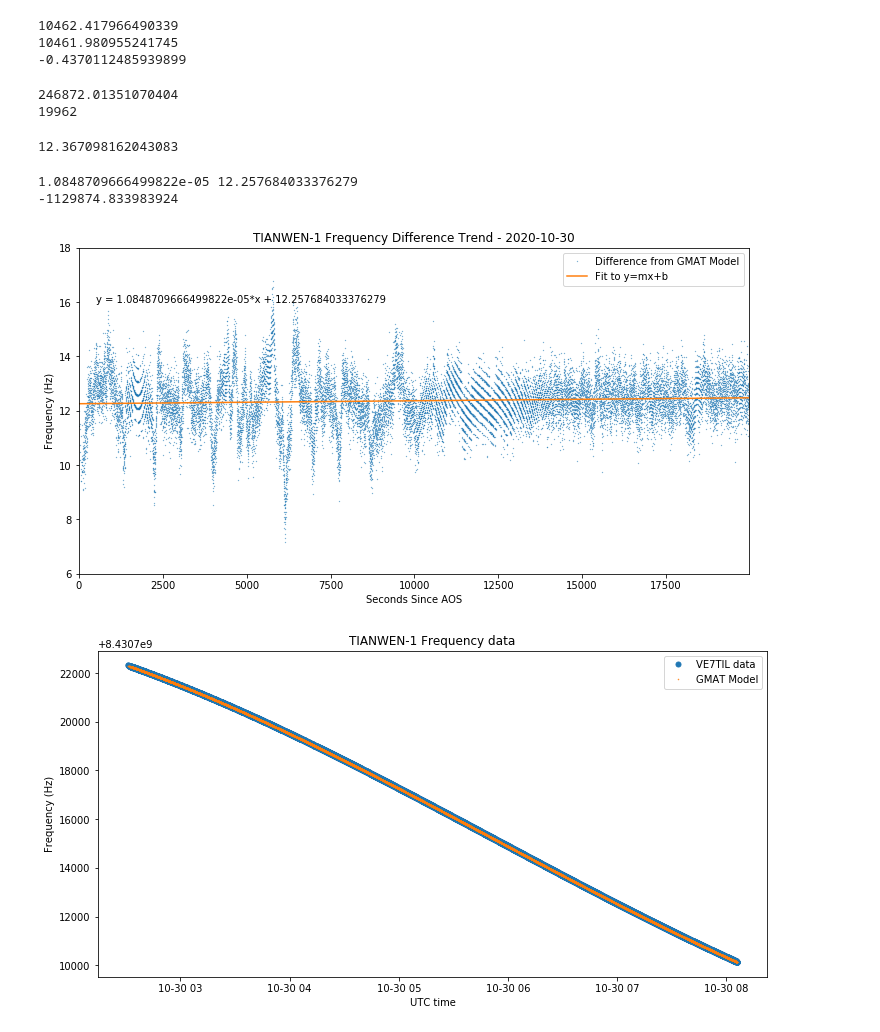
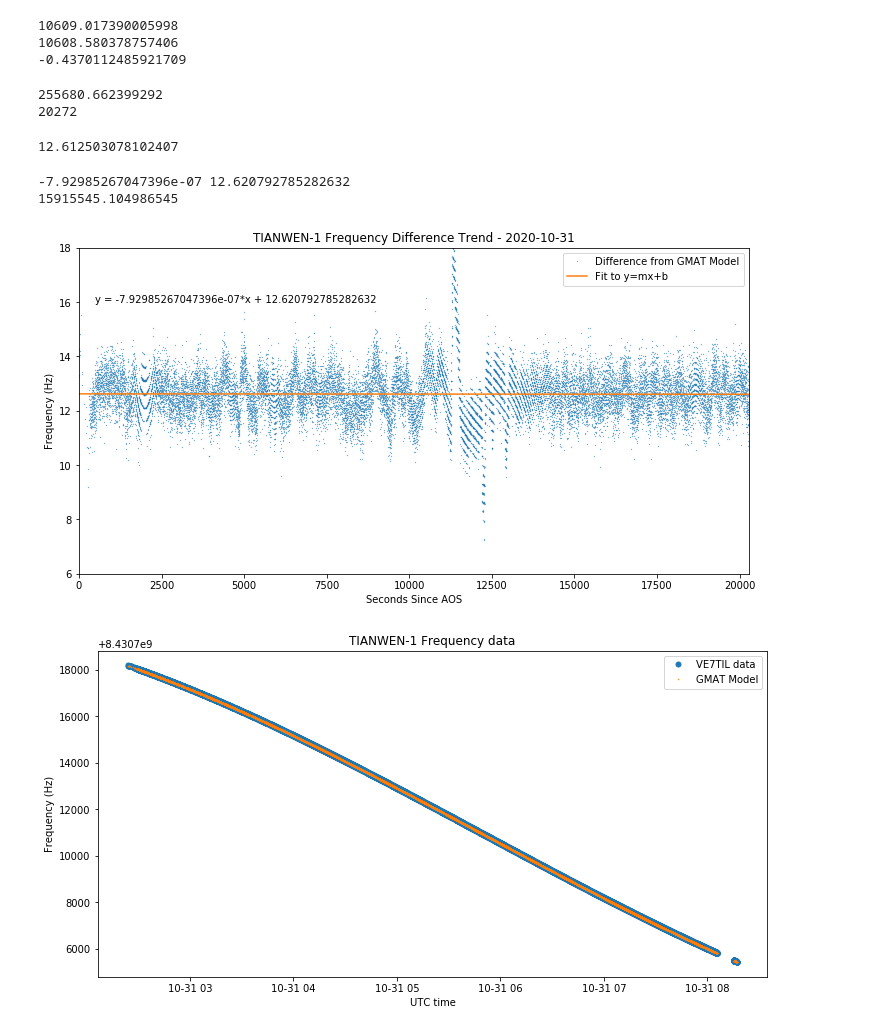
Before and after one commit to ScottTilley/tianwen1, a Jupyter notebook: Doppler_study.ipynb, the cells around one changed output. Drawn from its saved outputs; the diff is of its cells as text; code cells hidden in the pictures.

```diff
--- a/Doppler_study.ipynb
+++ b/Doppler_study.ipynb
@@ -15,7 +15,7 @@ plt.rcParams['figure.facecolor'] = 'w'
 #f_carrier = 8431.0165302617e6 before GPSDO software change, average of Oct 11-17th.
 f_carrier = 8431.01653051e6
 # %%
-data = np.fromfile('30.dat', sep = ' ').reshape((-1,4))
+data = np.fromfile('31.dat', sep = ' ').reshape((-1,4))
 t_data = Time(data[:,0], format = 'mjd')
 freq_data = data[:,1]
 # %%
@@ -41,9 +41,9 @@ print (rr_p)
 
 print (rr_p - rr)
 # %% [output]
-10462.417966490339
-10461.980955241745
--0.4370112485939899
+10609.017390005998
+10608.580378757406
+-0.4370112485921709
 # %%
 freq_diff = freq_data - freq_gmat
 print(sum(freq_diff))
@@ -52,43 +52,43 @@ print(len(freq_diff))
 
 sum(freq_diff) / len(freq_diff)
 # %% [output]
-246872.01351070404
-19962
+255680.662399292
+20272
-12.367098162043083
+12.612503078102407
 # %%
 np_diff = np.array(freq_diff)
 
 x = 0
 count = t_data.shape[0]
 t_zero = (data[0,0] - int(data[0,0])) * 86400
 np_t = [0.0] * count
 
 for x in range (0,count):
     np_t[x] = ((data[x,0] - int(data[0,0])) * 86400) - t_zero
 
     np_t = np.array(np_t)
 
 m, b = np.polyfit(np_t, np_diff,1)
 print (m, b)
 
 x=0
 x=(0-b)/m
 print (x)
 
 plt.ylim(6,18)
-plt.xlim(0,19962)
+plt.xlim(0,len(freq_diff))
 plt.plot(np_t, freq_diff, '.',markersize=.5, label = 'Difference from GMAT Model')
 plt.plot(np_t, m*np_t + b, label = 'Fit to y=mx+b')
 plt.text(500,16, 'y = %s*x + %s'%(m,b))
 plt.title('TIANWEN-1 Frequency Difference Trend - %s'%t_data.datetime[0].strftime('%Y-%m-%d'))
 plt.ylabel('Frequency (Hz)')
 plt.xlabel('Seconds Since AOS')
 plt.legend()
 plt.show();
 # %% [output]
-1.0848709666499822e-05 12.257684033376279
--1129874.833983924
+-7.92985267047396e-07 12.620792785282632
+15915545.104986545
-[figure, old version]
+[figure, new version]
 # %%
 plt.plot(t_data.datetime,freq_data,'.' ,markersize=10, alpha=2, label = 'VE7TIL data')
 plt.plot(t_data.datetime, freq_gmat, '.',markersize=1,alpha=1,label = 'GMAT Model')
@@ -98,7 +98,7 @@ plt.xlabel('UTC time')
 plt.legend()
 plt.show();
 # %% [output]
-[figure, old version]
+[figure, new version]
 # %%
 plt.ylim(5,20)
 plt.plot(t_data.datetime, freq_data - freq_gmat,'.', markersize=1, label = 'strf file')
```
Also changed, not shown: parts of 1 cell of this notebook, 2 other files.
